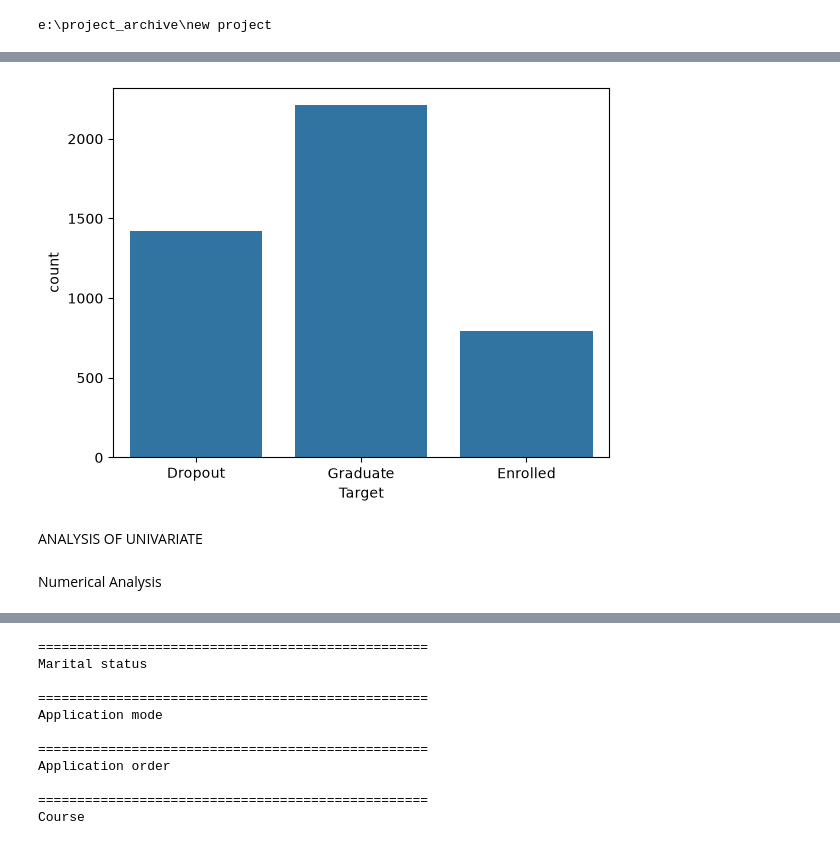
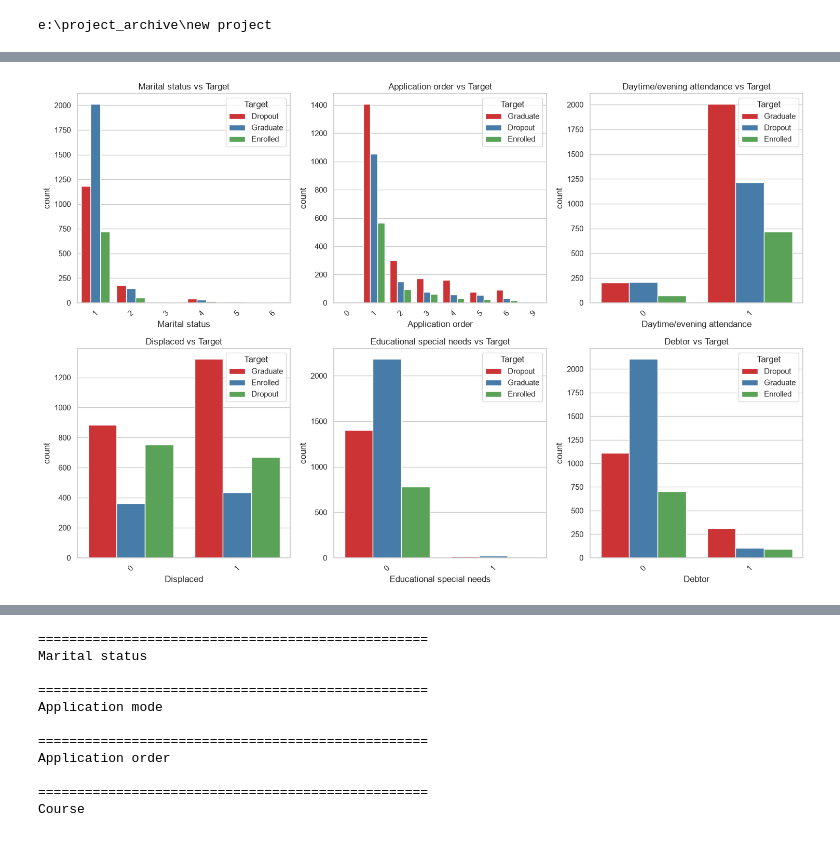
Before and after one commit to ryomen1234/Predicting-Student-Dropout-Academic-Success, a Jupyter notebook: noteboks/01_explore_data.ipynb, the cells around one changed output, grey strips where cells are left out. Saved outputs shown, nothing was run; the diff lists cells and outputs as text; code cells hidden in the pictures.

```diff
--- a/noteboks/01_explore_data.ipynb
+++ b/noteboks/01_explore_data.ipynb
@@ -43 +33,7 @@ df.sample(10)
+# %%
+# Clean up column names (strip whitespace/tabs)
+df.columns = df.columns.str.strip().str.replace(r"\s+", " ", regex=True)
+
+# Define target variable
+target_col = "Target"
 # %%
@@ -98,4 +107,5 @@ df.drop(drop_temp, axis=1)
 # %%
-df = df.drop(drop_cols, axis=1)
-df.sample()
+print("--- MISSING VALUES ---")
+missing_vals = df.isnull().sum()
+print(missing_vals[missing_vals > 0] if missing_vals.sum() > 0 else "No missing values found.")
 # %% [output]
@@ -180,3 +209,13 @@ if not figures_paths.exists():
 # %%
-df['Target'].value_counts()
+# Plot distributions of key categorical variables
+cat_to_plot = categorical_cols[:6]
+fig, axes = plt.subplots(2, 3, figsize=(15, 8))
+axes = axes.flatten()
+
+for i, col in enumerate(cat_to_plot):
+    sns.countplot(data=df, x=col, ax=axes[i], palette="muted")
+    axes[i].set_title(f"Counts of {col}")
+    axes[i].tick_params(axis="x", rotation=45)
+plt.tight_layout()
+plt.show()
 # %% [output]
@@ -188,3 +225,11 @@ Name: count, dtype: int64
 # %%
-df["Target"].value_counts(normalize=True)
+# 5.1 Numerical vs Target
+
+fig, axes = plt.subplots(2, 3, figsize=(15, 8))
+axes = axes.flatten()
+for i, col in enumerate(num_to_plot):
+    sns.boxplot(data=df, x=target_col, y=col, ax=axes[i], palette="Set2")
+    axes[i].set_title(f"{col} by Target")
+plt.tight_layout()
+plt.show()
 # %% [output]
@@ -196,12 +237,14 @@ Name: proportion, dtype: float64
 # %%
-sns.countplot(x="Target", data=df)
-target_distribustion_figur_path = figures_paths / "target-distribustion.png"
-plt.savefig(target_distribustion_figur_path, dpi=300, bbox_inches="tight")
+# 5.2 Categorical vs Target
+
+fig, axes = plt.subplots(2, 3, figsize=(15, 10))
+axes = axes.flatten()
+for i, col in enumerate(cat_to_plot):
+    sns.countplot(data=df, x=col, hue=target_col, ax=axes[i], palette="Set1")
+    axes[i].set_title(f"{col} vs Target")
+    axes[i].tick_params(axis="x", rotation=45)
+plt.tight_layout()
 plt.show()
 # %% [output]
-[figure, old version]
+[figure, new version]
-# %% [markdown]
-ANALYSIS OF UNIVARIATE
-# %% [markdown]
-Numerical Analysis
 # %%
```
Also changed, not shown: parts of 43 cells of this notebook, 33 other files.
